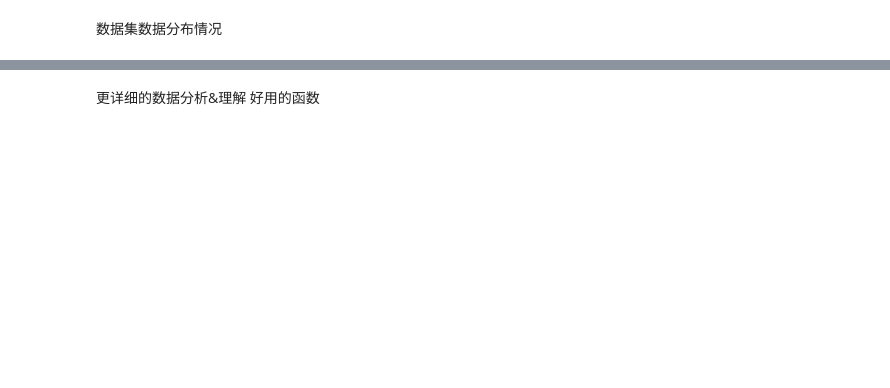
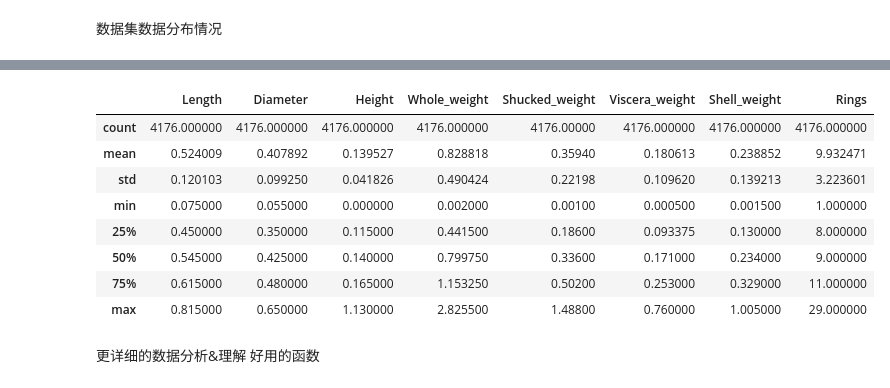
Before and after one commit to gusuccc/PS4E4_Abalone_Regression, a Jupyter notebook: Data_program.ipynb, the cells around one changed output, grey strips where cells are left out. Saved outputs shown, nothing was run; the diff lists cells and outputs as text; code cells hidden in the pictures; blank space fills up the shorter version.

```diff
--- a/Data_program.ipynb
+++ b/Data_program.ipynb
@@ -54,6 +63,18 @@ train_data.describe()
 | 50% | 0.545000 | 0.425000 | 0.140000 | 0.799500 | 0.330000 | 0.166000 | 0.225000 | 9.000000 |
 | 75% | 0.600000 | 0.470000 | 0.160000 | 1.067500 | 0.463000 | 0.232500 | 0.305000 | 11.000000 |
 | max | 0.815000 | 0.650000 | 1.130000 | 2.825500 | 1.488000 | 0.760000 | 1.005000 | 29.000000 |
+# %%
+orig_data.describe()
+# %% [output]
+|  | Length | Diameter | Height | Whole_weight | Shucked_weight | Viscera_weight | Shell_weight | Rings |
+| count | 4176.000000 | 4176.000000 | 4176.000000 | 4176.000000 | 4176.00000 | 4176.000000 | 4176.000000 | 4176.000000 |
+| mean | 0.524009 | 0.407892 | 0.139527 | 0.828818 | 0.35940 | 0.180613 | 0.238852 | 9.932471 |
+| std | 0.120103 | 0.099250 | 0.041826 | 0.490424 | 0.22198 | 0.109620 | 0.139213 | 3.223601 |
+| min | 0.075000 | 0.055000 | 0.000000 | 0.002000 | 0.00100 | 0.000500 | 0.001500 | 1.000000 |
+| 25% | 0.450000 | 0.350000 | 0.115000 | 0.441500 | 0.18600 | 0.093375 | 0.130000 | 8.000000 |
+| 50% | 0.545000 | 0.425000 | 0.140000 | 0.799750 | 0.33600 | 0.171000 | 0.234000 | 9.000000 |
+| 75% | 0.615000 | 0.480000 | 0.165000 | 1.153250 | 0.50200 | 0.253000 | 0.329000 | 11.000000 |
+| max | 0.815000 | 0.650000 | 1.130000 | 2.825500 | 1.48800 | 0.760000 | 1.005000 | 29.000000 |
 # %% [markdown]
 更详细的数据分析&理解 好用的函数
 # %%
```
Also changed, not shown: parts of 5 cells of this notebook, 2 other files.
